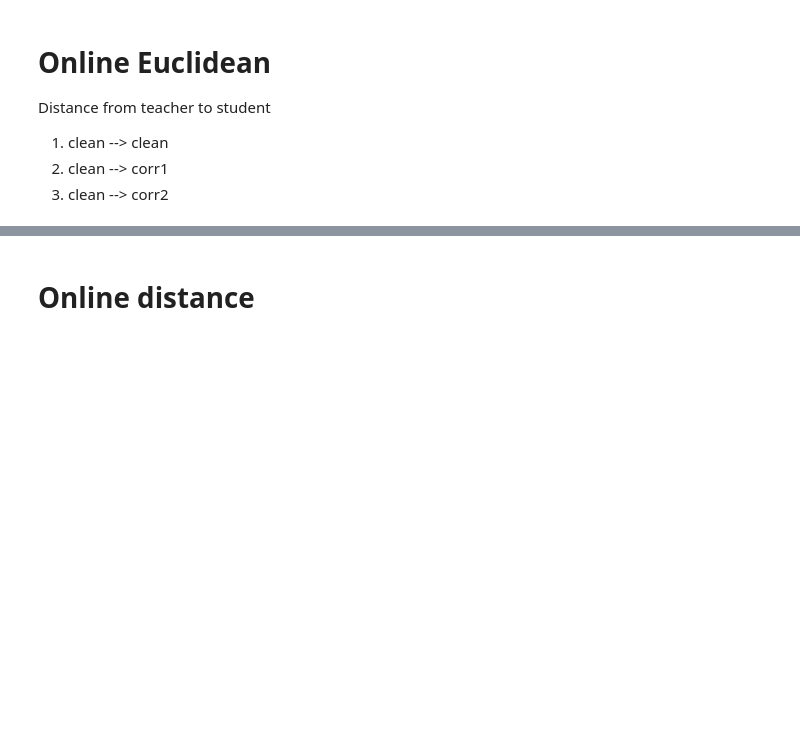
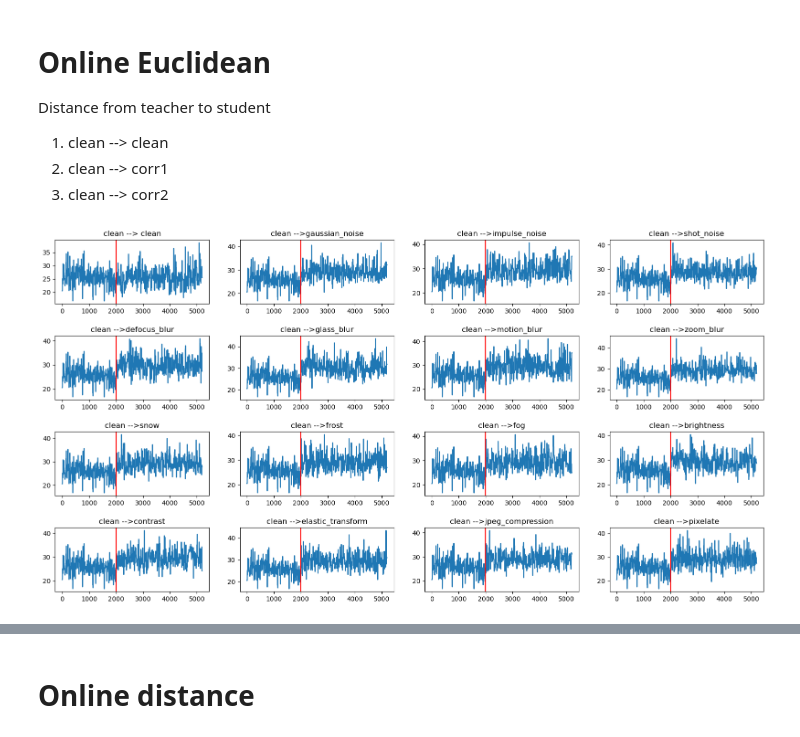
Before and after one commit to Geffen-Cooper/continual_learning_playground, a Jupyter notebook: src/test_time_kd/domain_experiments.ipynb, the cells around one changed output, grey strips where cells are left out. Cells and saved outputs as stored; diff of their text form; code cells hidden in the pictures; blank space fills up the shorter version.

```diff
--- a/src/test_time_kd/domain_experiments.ipynb
+++ b/src/test_time_kd/domain_experiments.ipynb
@@ -192,17 +192,19 @@ transition_points = [1999]
 corr_idx = 0
 corr_img_count = 0
 idxs = []
-distances = torch.zeros(50000)
-cos_sim = torch.zeros(50000)
+distances = torch.zeros((16,5200))
+cos_sim = torch.zeros((16,5200))
 rand_order = CustomOrder(clean_val_loader.dataset)
 rand_corr_order = torch.randperm(15)
 embds,labels = torch.load("embds/clean224.pt")
 embds64,labels64 = torch.load("embds/clean64.pt")
 
 for i in range(16):
-    for sample_idx in tqdm(rand_order[:5200]):
+    num_imgs = 0
+    for sample_idx in tqdm(rand_order):
         # corruptions start after the first 2000 images
         if num_imgs-1 > 1999:
+            # for the first one use clean images as a control
             if corr_img_count == 0:
                 corr_embds,corr_labels = torch.load("embds/clean224.pt")
                 corr_embds64,corr_labels64 = torch.load("embds/clean64.pt")
@@ -227,7 +229,28 @@ for i in range(16):
 
         num_imgs += 1
 
-        distances[num_imgs-1] = (emb-emb64).pow(2).sum(dim=1).sqrt()
-        cos_sim[num_imgs-1] = ((emb64/emb64.norm()) @ (emb/emb.norm()).T)
+        # get the euclidean distance and cosine similarity between teacher and student
+        if (num_imgs-1) % 10 == 0:
+            distances[i][num_imgs-1] = (emb-emb64).pow(2).sum().sqrt()
+            cos_sim[i][num_imgs-1] = ((emb64/emb64.norm()) @ (emb/emb.norm()).T)
+        else:
+            distances[i][num_imgs-1] = distances[i][num_imgs-2]
+            cos_sim[i][num_imgs-1] = cos_sim[i][num_imgs-2]
 
         idxs.append(num_imgs)
+        if num_imgs == 5200:
+            break
+# %%
+fig,ax = plt.subplots(4,4,figsize=(20,10))
+fig.subplots_adjust(hspace=0.5)
+every_ten = np.arange(0,5200,10)
+for i in range(4):
+    for j in range(4):
+        ax[i,j].plot(distances[i*4+j][:])
+        if i*4+j == 0:
+            ax[i,j].set_title("clean --> clean")
+        else:
+            ax[i,j].set_title("clean -->"+corruptions[i*4+j-1])
+        ax[i,j].axvline(x=1999, label = "domain shift",color='r')
+# %% [output]
+[figure, added]
```
Also changed, not shown: parts of 1 cell of this notebook, 1 other file.
